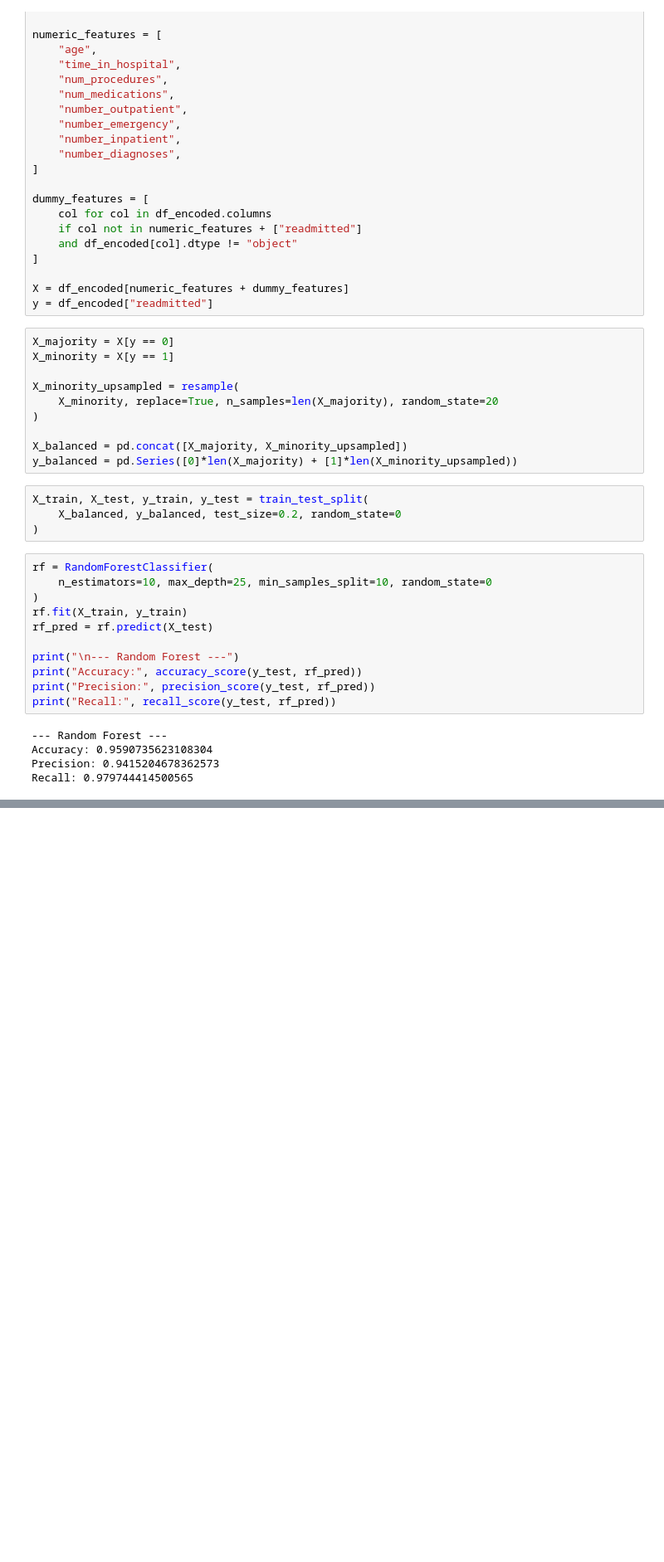
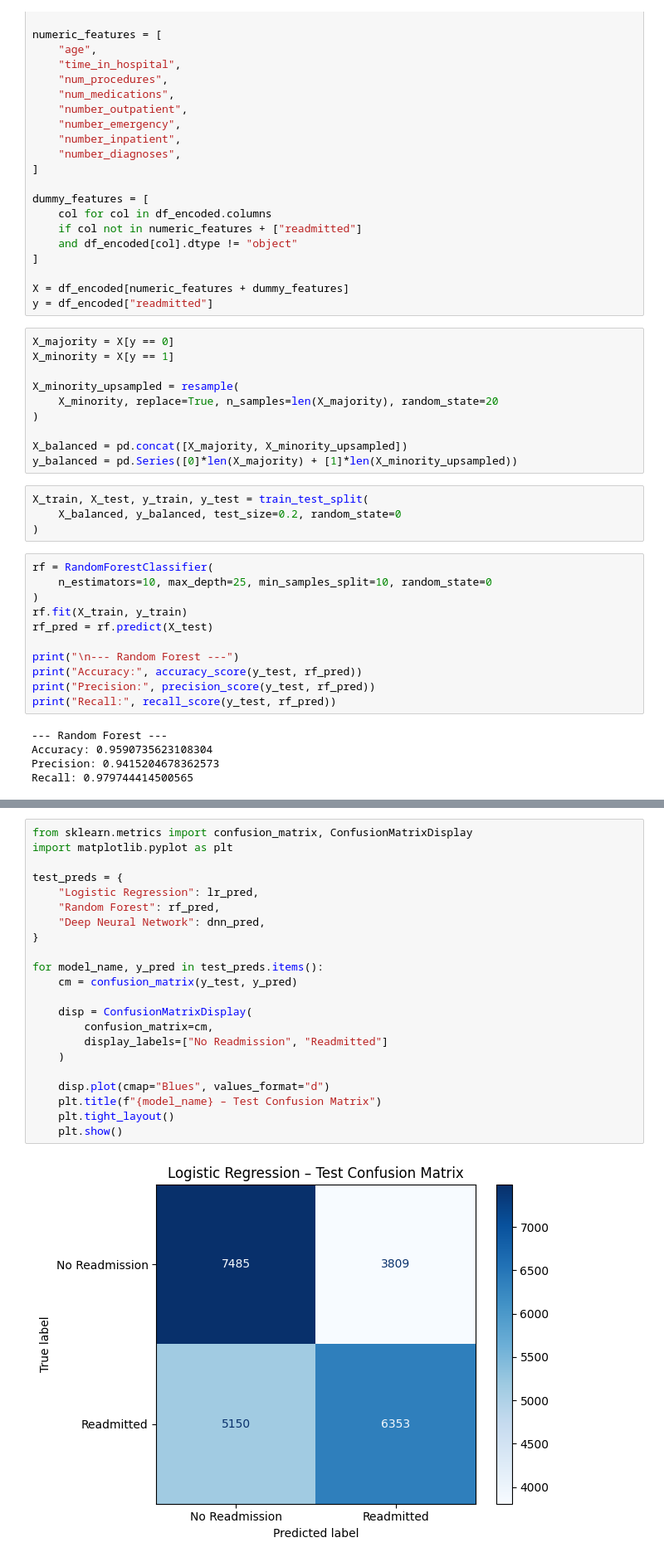
Before and after one commit to jaganSatwik7/diabetes_project, a Jupyter notebook: model.ipynb, the cells around one changed output, grey strips where cells are left out. Shown at 83% size. Drawn from its saved outputs; the diff is of its cells as text; blank space fills up the shorter version.

```diff
--- a/model.ipynb
+++ b/model.ipynb
@@ -272,0 +273,24 @@ Test Performance
+# %%
+from sklearn.metrics import confusion_matrix, ConfusionMatrixDisplay
+import matplotlib.pyplot as plt
+
+test_preds = {
+    "Logistic Regression": lr_pred,
+    "Random Forest": rf_pred,
+    "Deep Neural Network": dnn_pred,
+}
+
+for model_name, y_pred in test_preds.items():
+    cm = confusion_matrix(y_test, y_pred)
+
+    disp = ConfusionMatrixDisplay(
+        confusion_matrix=cm,
+        display_labels=["No Readmission", "Readmitted"]
+    )
+
+    disp.plot(cmap="Blues", values_format="d")
+    plt.title(f"{model_name} – Test Confusion Matrix")
+    plt.tight_layout()
+    plt.show()
+# %% [output]
+[figure, added]
```
Also changed, not shown: parts of 7 cells of this notebook, 4 other files.
